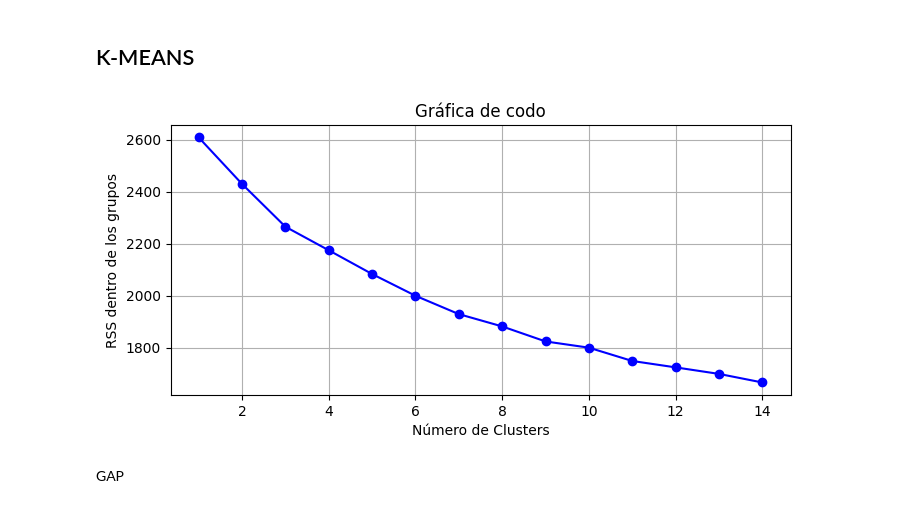
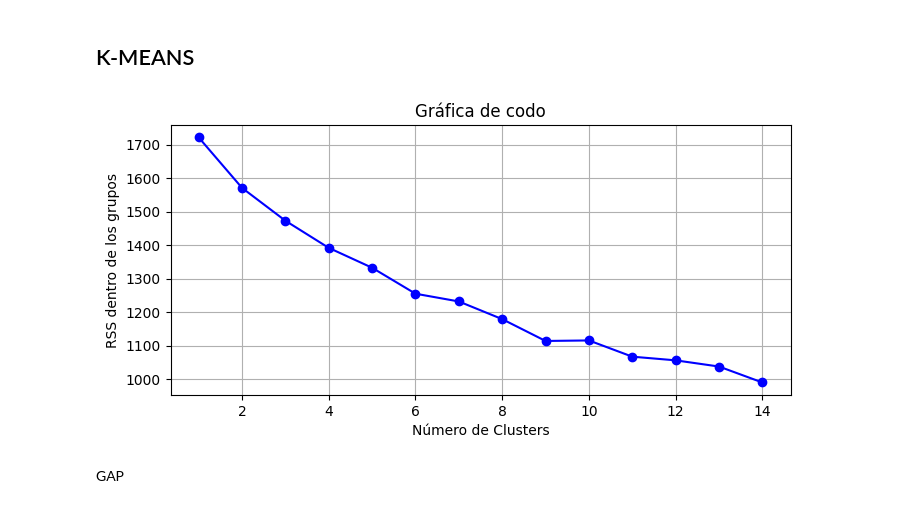
Before and after one commit to juanachies/TP1_Mineria, a Jupyter notebook: tp.ipynb, the cells around one changed output. Saved outputs shown, nothing was run; the diff lists cells and outputs as text; code cells hidden in the pictures.

Commit message:
Mejora Clusters

```diff
--- a/tp.ipynb
+++ b/tp.ipynb
@@ -152,8 +152,8 @@ plt.show()
 [figure]
 # %%
 #Selección de columnas númericas
-cols = ['humedadSuelo(%)', 'pHSuelo', 'temperatura(°C)','precipitacion(mm)', 'humedad(%)', 'horasLuzSolar',
-'mlPesticida', 'diasTotales', 'rendimientoKg_hectarea', 'indiceNDVI']
+columnas_numericas = ['humedadSuelo(%)', 'pHSuelo', 'temperatura(°C)','precipitacion(mm)', 'humedad(%)', 'horasLuzSolar',
+'mlPesticida', 'rendimientoKg_hectarea', 'indiceNDVI']
 
 plt.figure(figsize=(10,5))
 sns.heatmap(df[cols].corr(), vmin=-1, vmax=1, annot=True)
@@ -226,9 +226,12 @@ df
 X = df.drop(columns=['tipoCultivo'])
 y = df['tipoCultivo']
 
-scaler = StandardScaler().set_output(transform="pandas")
-df_escalado = scaler.fit_transform(X)
-df_escalado
+scaler = StandardScaler()
+x_num_escaladas = scaler.fit_transform(X[columnas_numericas])
+
+x_escalado = X.copy()
+x_escalado[columnas_numericas] = x_num_escaladas
+x_escalado
 # %% [output]
 |  | humedadSuelo(%) | pHSuelo | temperatura(°C) | precipitacion(mm) | humedad(%) | horasLuzSolar | mlPesticida | ... |
 | 0 | 0.394017 | 1.040927 | 0.468253 | 1.084461 | 0.129232 | 0.715899 | -0.807933 | ... |
@@ -410,24 +397,22 @@ fig_tsne_2d.show()
 # %% [markdown]
 ## K-MEANS
 # %%
-X_std = scaler.fit_transform(X)
-
 Nc = range(1, 15)
-kmeans = [KMeans(n_clusters=k, random_state=42).fit(X_std) for k in Nc]
+kmeans = [KMeans(n_clusters=k, random_state=42).fit(x_escalado) for k in Nc]
 
 # La suma de residuos cuadrados intra grupos de kMeans en sklearn se guarda en
 # el atributo inertia
 inertias = [model.inertia_ for model in kmeans]
 
 plt.figure(figsize=(8, 3.5))
 plt.plot(Nc,inertias, "bo-")
 plt.xlabel('Número de Clusters')
 plt.ylabel('RSS dentro de los grupos')
 plt.title('Gráfica de codo')
 plt.grid()
 plt.show()
 # %% [output]
-[figure, old version]
+[figure, new version]
 # %% [markdown]
 GAP
 # %%
```
Also changed, not shown: parts of 22 cells of this notebook.
